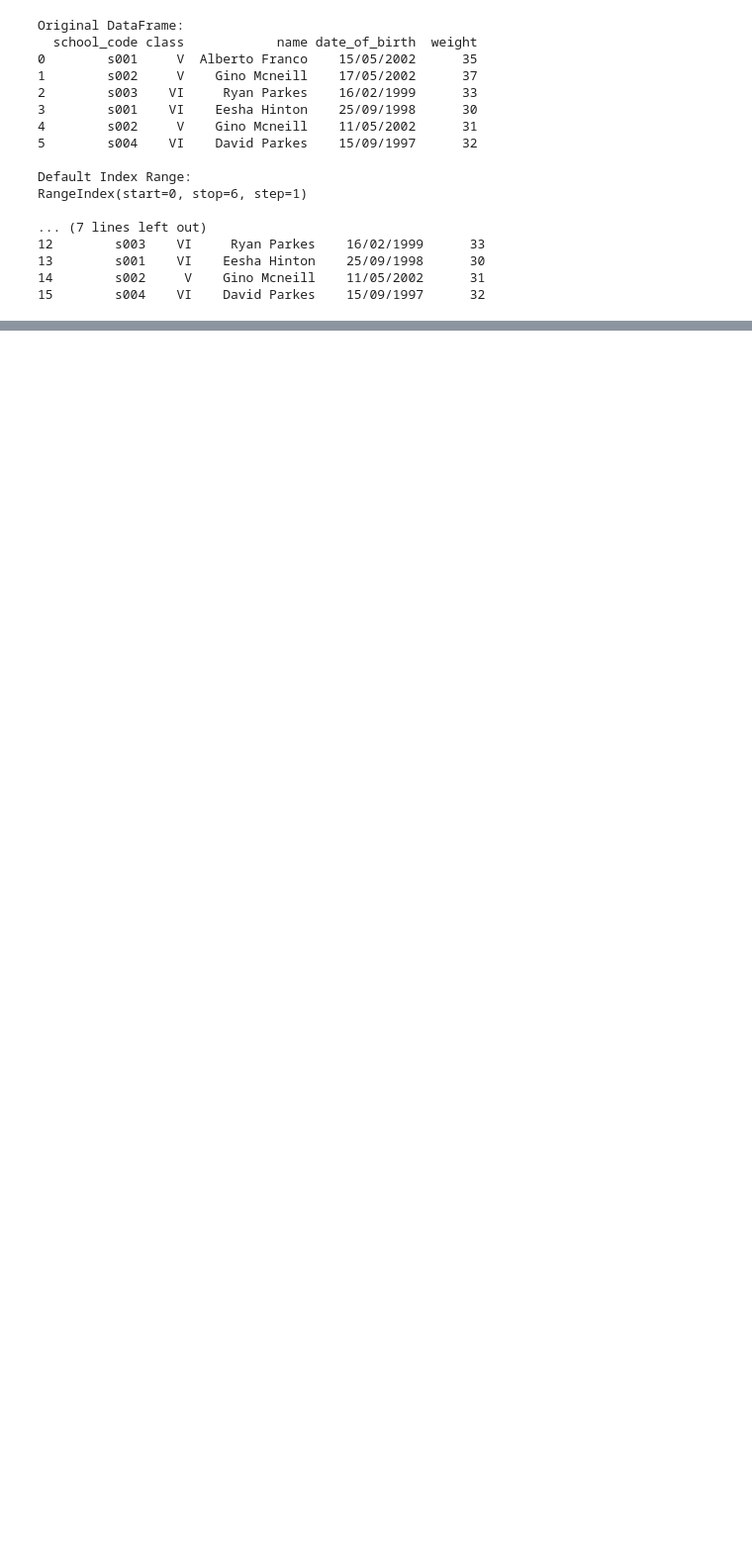
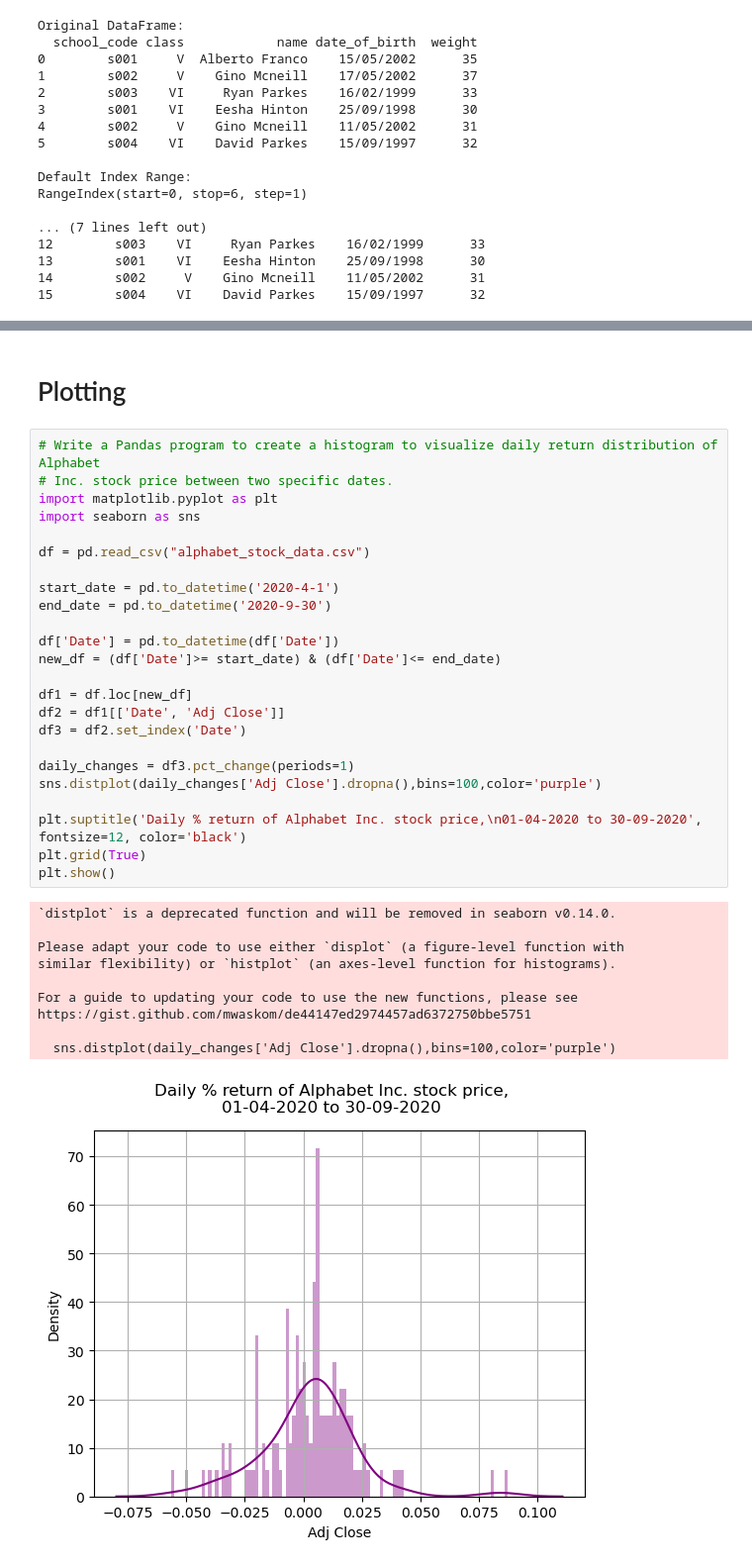
Before and after one commit to aneridesai-19/Python-Bootcamp, a Jupyter notebook: w3school/pandas.ipynb, the cells around one changed output, grey strips where cells are left out. Shown at 99% size. Cells and saved outputs as stored; diff of their text form; blank space fills up the shorter version.

```diff
--- a/w3school/pandas.ipynb
+++ b/w3school/pandas.ipynb
@@ -176,0 +843,37 @@ RangeIndex(start=0, stop=6, step=1)
+# %% [markdown]
+# Plotting
+# %%
+# Write a Pandas program to create a histogram to visualize daily return distribution of Alphabet
+# Inc. stock price between two specific dates.
+import matplotlib.pyplot as plt
+import seaborn as sns
+
+df = pd.read_csv("alphabet_stock_data.csv")
+
+start_date = pd.to_datetime('2020-4-1')
+end_date = pd.to_datetime('2020-9-30')
+
+df['Date'] = pd.to_datetime(df['Date'])
+new_df = (df['Date']>= start_date) & (df['Date']<= end_date)
+
+df1 = df.loc[new_df]
+df2 = df1[['Date', 'Adj Close']]
+df3 = df2.set_index('Date')
+
+daily_changes = df3.pct_change(periods=1)
+sns.distplot(daily_changes['Adj Close'].dropna(),bins=100,color='purple')
+
+plt.suptitle('Daily % return of Alphabet Inc. stock price,\n01-04-2020 to 30-09-2020', fontsize=12, color='black')
+plt.grid(True)
+plt.show()
+# %% [output]
+`distplot` is a deprecated function and will be removed in seaborn v0.14.0.
+
+Please adapt your code to use either `displot` (a figure-level function with
+similar flexibility) or `histplot` (an axes-level function for histograms).
+
+For a guide to updating your code to use the new functions, please see
+https://gist.github.com/mwaskom/de44147ed2974457ad6372750bbe5751
+
+  sns.distplot(daily_changes['Adj Close'].dropna(),bins=100,color='purple')
+[figure, added]
```
Also changed, not shown: parts of 59 cells of this notebook, 17 other files.
